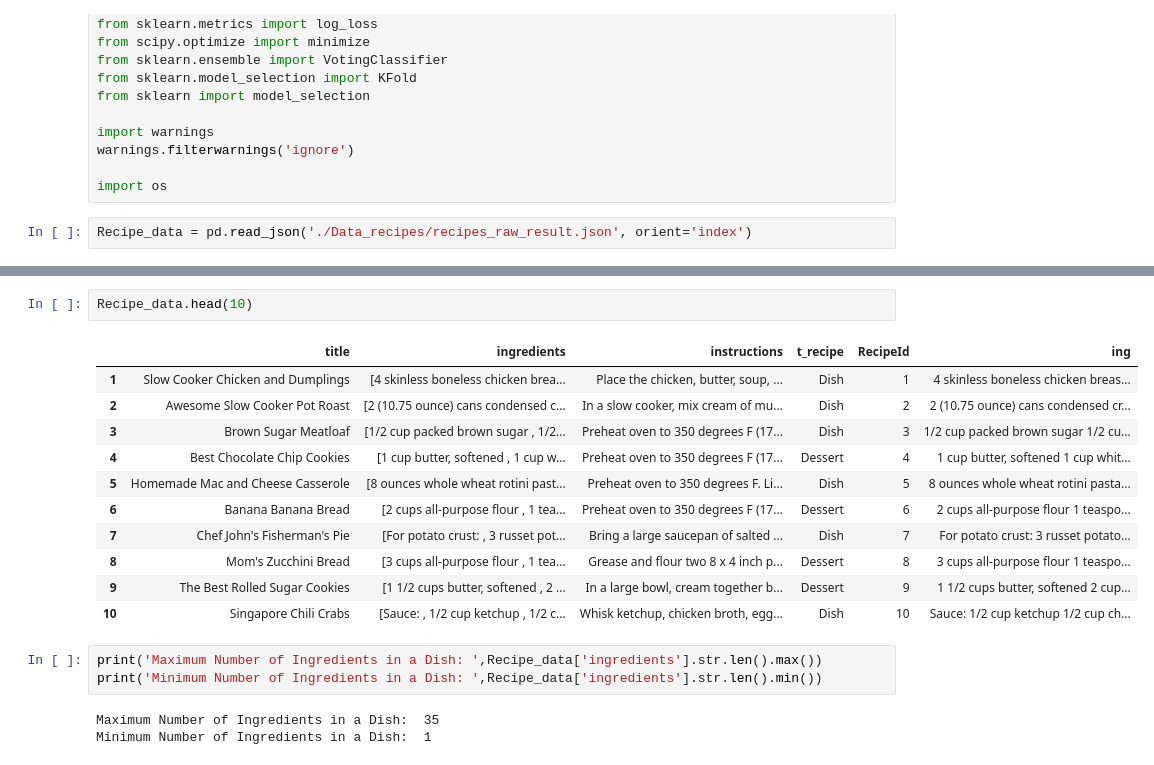
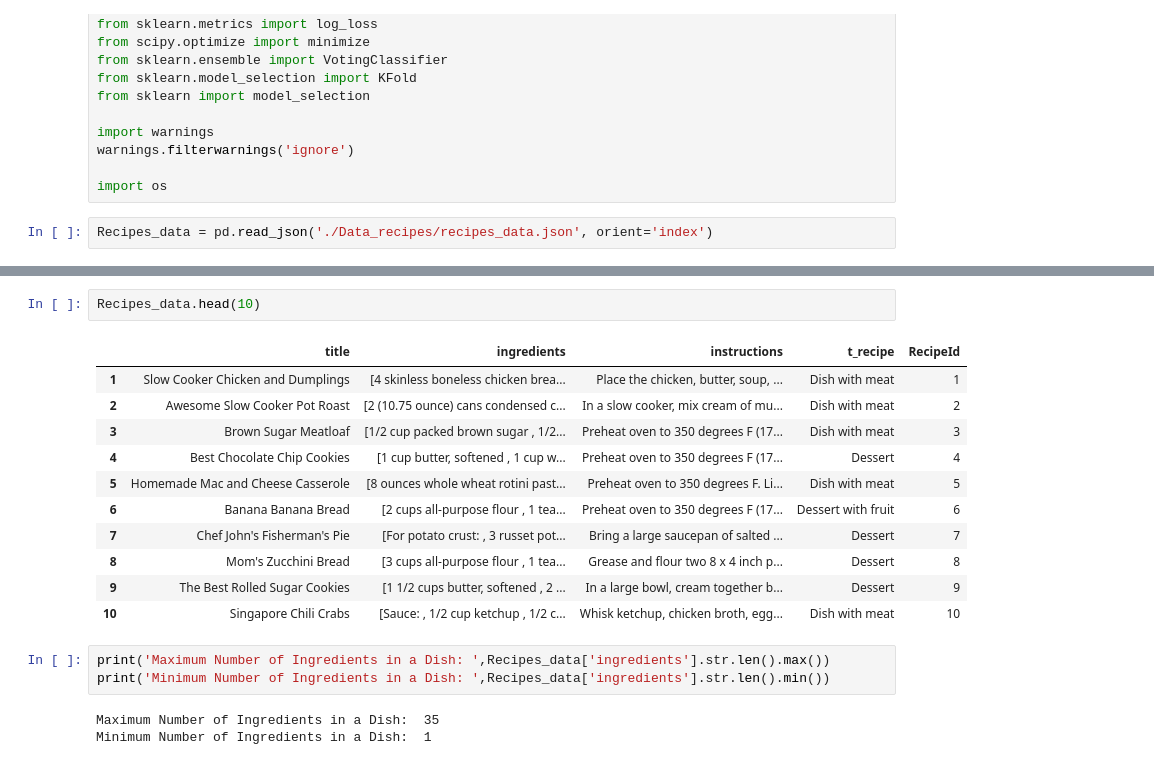
Before and after one commit to AmandinePingetPhD/Master_Recipes_Local, a Jupyter notebook: Data_recipes_modif.ipynb, the cells around one changed output, grey strips where cells are left out. Cells and saved outputs as stored; diff of their text form.

```diff
--- a/Data_recipes_modif.ipynb
+++ b/Data_recipes_modif.ipynb
@@ -39,5 +39,5 @@ warnings.filterwarnings('ignore')
 
 import os
 # %%
-Recipe_data = pd.read_json('./Data_recipes/recipes_raw_result.json', orient='index')
+Recipes_data = pd.read_json('./Data_recipes/recipes_data.json', orient='index')
 # %%
@@ -56,22 +56,22 @@ Data columns (total 5 columns):
 dtypes: int64(1), object(4)
 memory usage: 1.8+ MB
 # %%
-Recipe_data.head(10)
+Recipes_data.head(10)
 # %% [output]
-|  | title | ingredients | instructions | t_recipe | RecipeId | ing |
-| 1 | Slow Cooker Chicken and Dumplings | [4 skinless boneless chicken brea... | Place the chicken, butter, soup, ... | Dish | 1 | 4 skinless boneless chicken breas... |
-| 2 | Awesome Slow Cooker Pot Roast | [2 (10.75 ounce) cans condensed c... | In a slow cooker, mix cream of mu... | Dish | 2 | 2 (10.75 ounce) cans condensed cr... |
-| 3 | Brown Sugar Meatloaf | [1/2 cup packed brown sugar , 1/2... | Preheat oven to 350 degrees F (17... | Dish | 3 | 1/2 cup packed brown sugar 1/2 cu... |
-| 4 | Best Chocolate Chip Cookies | [1 cup butter, softened , 1 cup w... | Preheat oven to 350 degrees F (17... | Dessert | 4 | 1 cup butter, softened 1 cup whit... |
-| 5 | Homemade Mac and Cheese Casserole | [8 ounces whole wheat rotini past... | Preheat oven to 350 degrees F. Li... | Dish | 5 | 8 ounces whole wheat rotini pasta... |
-| 6 | Banana Banana Bread | [2 cups all-purpose flour , 1 tea... | Preheat oven to 350 degrees F (17... | Dessert | 6 | 2 cups all-purpose flour 1 teaspo... |
-| 7 | Chef John's Fisherman's Pie | [For potato crust: , 3 russet pot... | Bring a large saucepan of salted ... | Dish | 7 | For potato crust: 3 russet potato... |
-| 8 | Mom's Zucchini Bread | [3 cups all-purpose flour , 1 tea... | Grease and flour two 8 x 4 inch p... | Dessert | 8 | 3 cups all-purpose flour 1 teaspo... |
-| 9 | The Best Rolled Sugar Cookies | [1 1/2 cups butter, softened , 2 ... | In a large bowl, cream together b... | Dessert | 9 | 1 1/2 cups butter, softened 2 cup... |
-| 10 | Singapore Chili Crabs | [Sauce: , 1/2 cup ketchup , 1/2 c... | Whisk ketchup, chicken broth, egg... | Dish | 10 | Sauce: 1/2 cup ketchup 1/2 cup ch... |
+|  | title | ingredients | instructions | t_recipe | RecipeId |
+| 1 | Slow Cooker Chicken and Dumplings | [4 skinless boneless chicken brea... | Place the chicken, butter, soup, ... | Dish with meat | 1 |
+| 2 | Awesome Slow Cooker Pot Roast | [2 (10.75 ounce) cans condensed c... | In a slow cooker, mix cream of mu... | Dish with meat | 2 |
+| 3 | Brown Sugar Meatloaf | [1/2 cup packed brown sugar , 1/2... | Preheat oven to 350 degrees F (17... | Dish with meat | 3 |
+| 4 | Best Chocolate Chip Cookies | [1 cup butter, softened , 1 cup w... | Preheat oven to 350 degrees F (17... | Dessert | 4 |
+| 5 | Homemade Mac and Cheese Casserole | [8 ounces whole wheat rotini past... | Preheat oven to 350 degrees F. Li... | Dish with meat | 5 |
+| 6 | Banana Banana Bread | [2 cups all-purpose flour , 1 tea... | Preheat oven to 350 degrees F (17... | Dessert with fruit | 6 |
+| 7 | Chef John's Fisherman's Pie | [For potato crust: , 3 russet pot... | Bring a large saucepan of salted ... | Dessert | 7 |
+| 8 | Mom's Zucchini Bread | [3 cups all-purpose flour , 1 tea... | Grease and flour two 8 x 4 inch p... | Dessert | 8 |
+| 9 | The Best Rolled Sugar Cookies | [1 1/2 cups butter, softened , 2 ... | In a large bowl, cream together b... | Dessert | 9 |
+| 10 | Singapore Chili Crabs | [Sauce: , 1/2 cup ketchup , 1/2 c... | Whisk ketchup, chicken broth, egg... | Dish with meat | 10 |
 # %%
-print('Maximum Number of Ingredients in a Dish: ',Recipe_data['ingredients'].str.len().max())
-print('Minimum Number of Ingredients in a Dish: ',Recipe_data['ingredients'].str.len().min())
+print('Maximum Number of Ingredients in a Dish: ',Recipes_data['ingredients'].str.len().max())
+print('Minimum Number of Ingredients in a Dish: ',Recipes_data['ingredients'].str.len().min())
 # %% [output]
 Maximum Number of Ingredients in a Dish:  35
 Minimum Number of Ingredients in a Dish:  1
```
Also changed, not shown: parts of 6 cells of this notebook.
